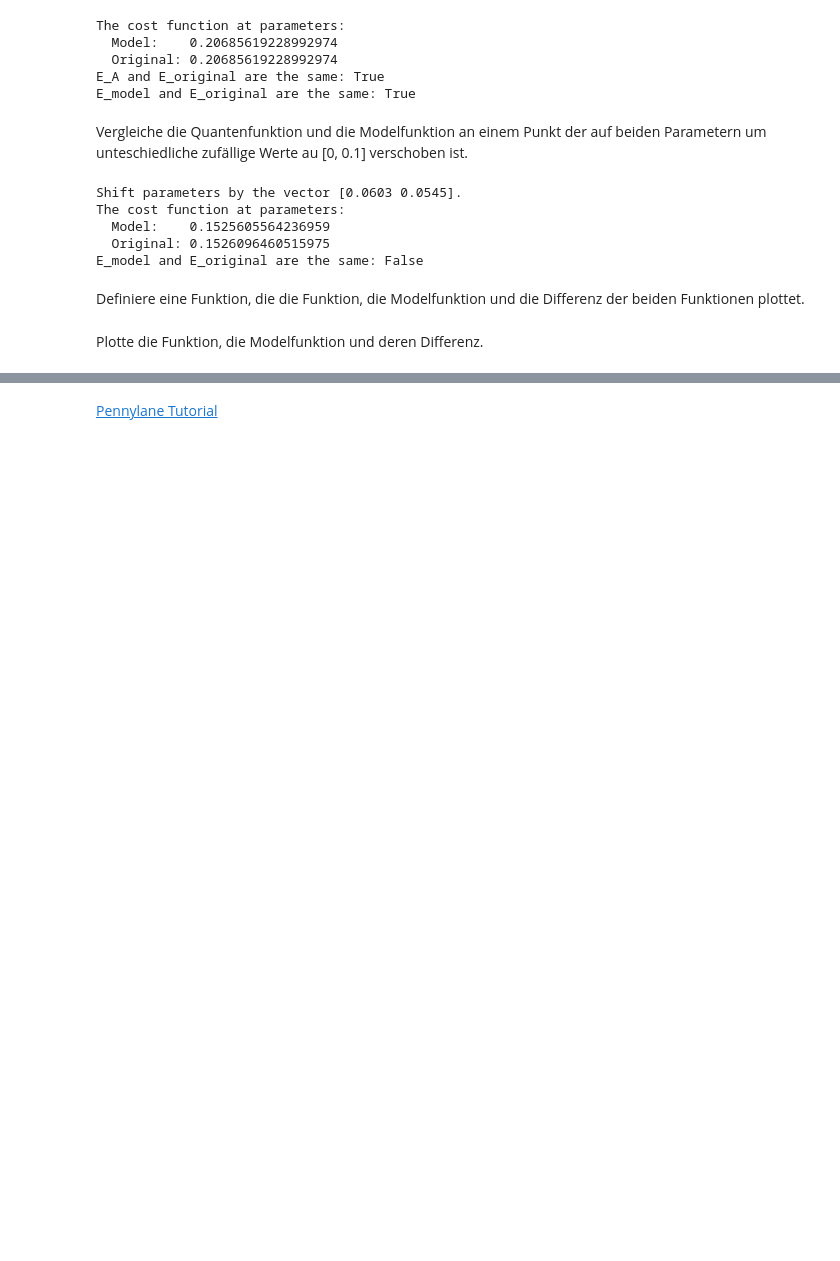
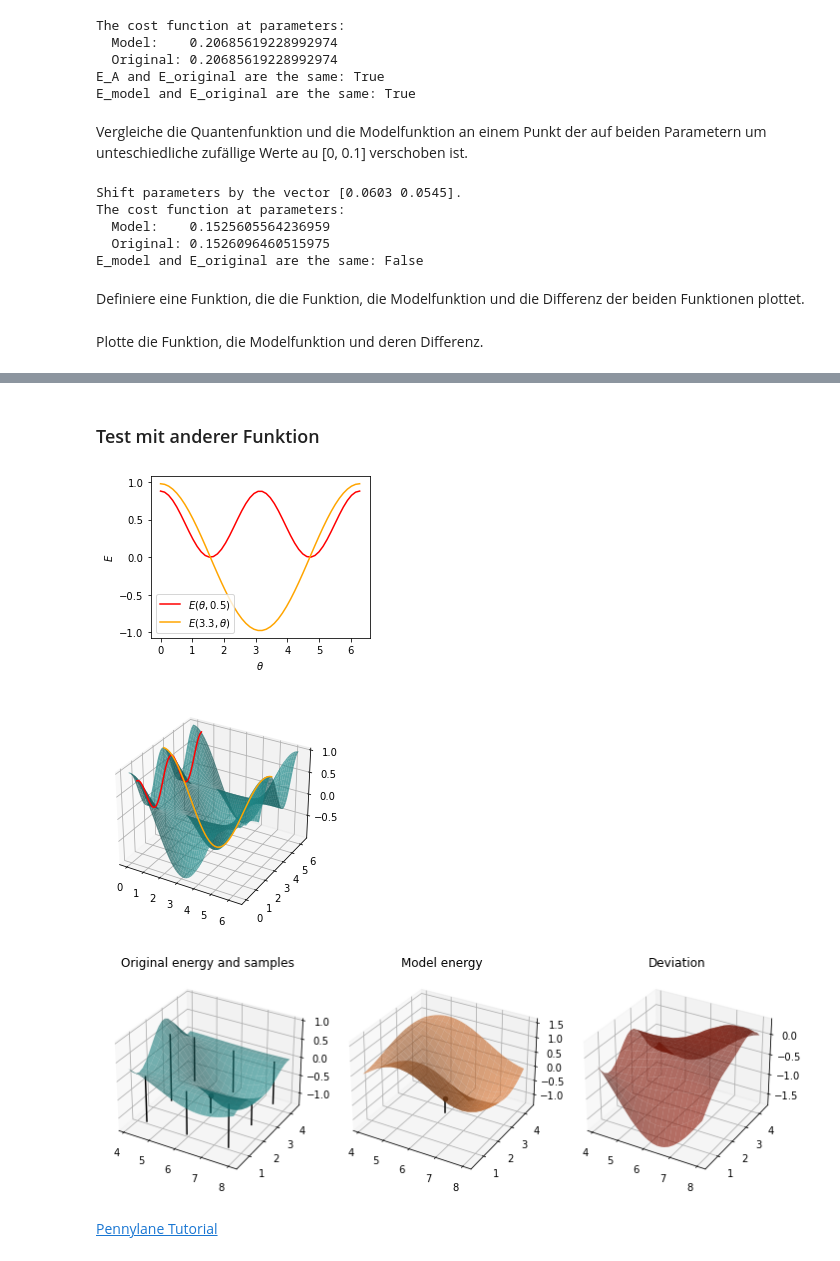
Before and after one commit to ohioh/QuantumKursFHKiel2022, a Jupyter notebook: OpenCampus/QuantumAnalyticDecent/Quantum_analytic_decent.ipynb, the cells around one changed output, grey strips where cells are left out. Drawn from its saved outputs; the diff is of its cells as text; code cells hidden in the pictures; blank space fills up the shorter version.

```diff
--- a/OpenCampus/QuantumAnalyticDecent/Quantum_analytic_decent.ipynb
+++ b/OpenCampus/QuantumAnalyticDecent/Quantum_analytic_decent.ipynb
@@ -255,2 +271,79 @@ plot_cost_and_model(circuit, mapped_model, parameters)
+# %% [markdown]
+### Test mit anderer Funktion
+# %%
+# Create a device with 2 qubits.
+dev2 = qml.device("default.qubit", wires=2)
+
+# Define the variational form V and observable M and combine them into a QNode.
+@qml.qnode(dev, diff_method="parameter-shift", max_diff=2)
+def circuit2(parameters):
+    qml.RX(parameters[0], wires=0)
+    qml.RY(parameters[0], wires=0)
+    qml.RX(parameters[1], wires=1)
+    return qml.expval(qml.PauliZ(0) @ qml.PauliZ(1))
+
+# Create 1D sweeps through parameter space with the other parameter fixed.
+num_samples = 50
+
+# Fix a parameter position.
+parameters = np.array([3.3, 0.5], requires_grad=True)
+
+theta_func = np.linspace(0, 2 * np.pi, num_samples)
+C1 = [circuit2(np.array([theta, parameters[1]])) for theta in theta_func]
+C2 = [circuit2(np.array([parameters[0], theta])) for theta in theta_func]
+
+# Show the sweeps.
+fig, ax = plt.subplots(1, 1, figsize=(4, 3))
+ax.plot(theta_func, C1, label="$E(\\theta, 0.5)$", color="r")
+ax.plot(theta_func, C2, label="$E(3.3, \\theta)$", color="orange")
+ax.set_xlabel("$\\theta$")
+ax.set_ylabel("$E$")
+ax.legend()
+plt.tight_layout()
+
+# Create a 2D grid and evaluate the energy on the grid points.
+# We cut out a part of the landscape to increase clarity.
+X, Y = np.meshgrid(theta_func, theta_func)
+Z = np.zeros_like(X)
+for i, t1 in enumerate(theta_func):
+    for j, t2 in enumerate(theta_func):
+        # Cut out the viewer-facing corner
+        if (2 * np.pi - t2) ** 2 + t1 ** 2 > 4:
+            Z[i, j] = circuit2([t1, t2])
+        else:
+            X[i, j] = Y[i, j] = Z[i, j] = np.nan
+
+# Show the energy landscape on the grid.
+fig, ax = plt.subplots(1, 1, subplot_kw={"projection": "3d"}, figsize=(4, 4))
+surf = ax.plot_surface(X, Y, Z, label="$E(\\theta_1, \\theta_2)$", alpha=0.7, color="#209494")
+line1 = ax.plot(
+    [parameters[1]] * num_samples,
+    theta_func,
+    C1,
+    label="$E(\\theta_1, \\theta_2^{(0)})$",
+    color="r",
+    zorder=100,
+)
+line2 = ax.plot(
+    theta_func,
+    [parameters[0]] * num_samples,
+    C2,
+    label="$E(\\theta_1^{(0)}, \\theta_2)$",
+    color="orange",
+    zorder=100,
+)
+
+
+# Get some fresh random parameters and the model coefficients
+parameters = np.random.random(2, requires_grad=True) * 2 * np.pi
+coeffs = get_model_data(circuit2, parameters)
+
+# Define a mapped model that has the model coefficients fixed.
+mapped_model = lambda params: model_cost(params, *coeffs)
+plot_cost_and_model(circuit2, mapped_model, parameters)
+# %% [output]
+[figure, added]
+[figure, added]
+[figure, added]
 # %% [markdown]
 [Pennylane Tutorial](https://pennylane.ai/qml/demos/tutorial_quantum_analytic_descent.html)
```
Also changed, not shown: parts of 11 cells of this notebook.
